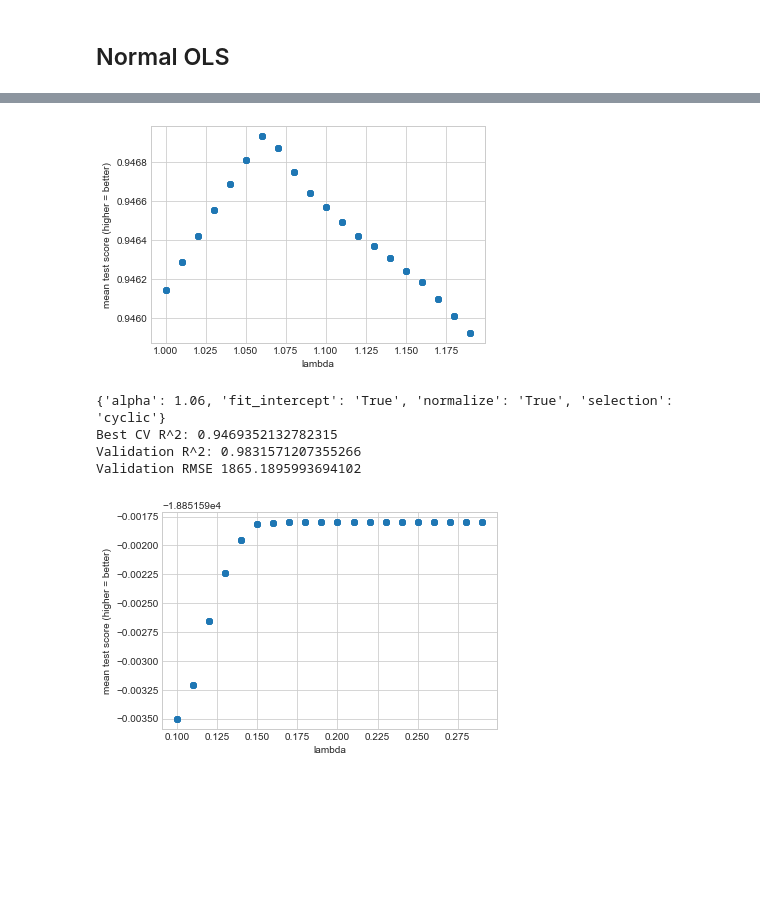
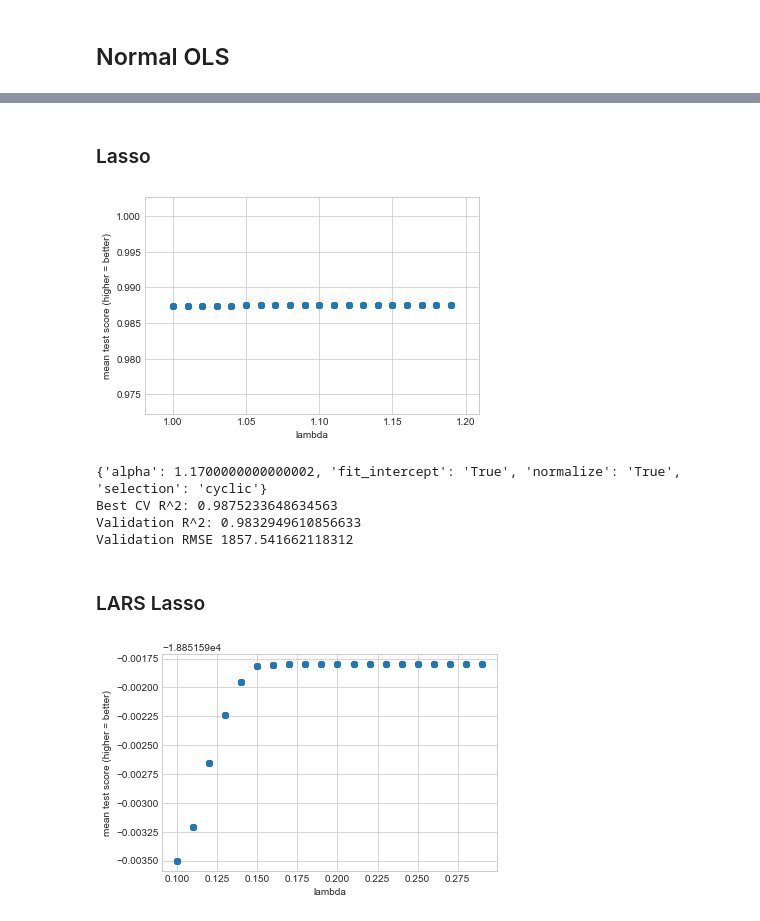
Before and after one commit to monicadelacruz/CSS-Project-2-Team-5-Fall-2020, a Jupyter notebook: project2-final.ipynb, the cells around one changed output, grey strips where cells are left out. Drawn from its saved outputs; the diff is of its cells as text; code cells hidden in the pictures; blank space fills up the shorter version.

```diff
--- a/project2-final.ipynb
+++ b/project2-final.ipynb
@@ -432,39 +448,45 @@ Validation RMSE 2298.87269311901
+# %% [markdown]
+### Lasso
 # %%
 # Lasso alpha search
 
 #I am not sure about the random method for variable selection,
 # makes it difficult to choose the best Lasso model bc you can't zoom in on a range of lambdas..
 
 # set the random seed
 #np.random.seed(20)
+
+lasso_reg = Lasso()
 
 param_grid = {'alpha': np.arange(1.0, 1.2, .01),
                'normalize': ['True', 'False'],
              'fit_intercept': ['True', 'False'],
              'selection': ['cyclic']}
 
 lasso_grid_reg = GridSearchCV(lasso_reg, param_grid, cv=3, iid=False)
 lasso_grid_reg.fit(X_train, y_train)
 
 best_index = np.argmax(lasso_grid_reg.cv_results_["mean_test_score"])
 best_lasso_pred = lasso_grid_reg.best_estimator_.predict(X_validate)
 
 
 plt.scatter(lasso_grid_reg.cv_results_['param_alpha'], lasso_grid_reg.cv_results_["mean_test_score"])
 plt.xlabel('lambda')
 plt.ylabel('mean test score (higher = better)')
 plt.show()
 
 print(lasso_grid_reg.cv_results_["params"][best_index])
 print('Best CV R^2:', max(lasso_grid_reg.cv_results_["mean_test_score"]))
 print('Validation R^2:', lasso_grid_reg.score(X_validate, y_validate))
 print('Validation RMSE', rmse(best_lasso_pred, y_validate))
 # %% [output]
-[figure, old version]
+[figure, new version]
-{'alpha': 1.06, 'fit_intercept': 'True', 'normalize': 'True', 'selection': 'cyclic'}
-Best CV R^2: 0.9469352132782315
-Validation R^2: 0.9831571207355266
-Validation RMSE 1865.1895993694102
+{'alpha': 1.1700000000000002, 'fit_intercept': 'True', 'normalize': 'True', 'selection': 'cyclic'}
+Best CV R^2: 0.9875233648634563
+Validation R^2: 0.9832949610856633
+Validation RMSE 1857.541662118312
+# %% [markdown]
+### LARS Lasso
 # %%
 # LARS Lasso alpha search
 # https://scikit-learn.org/stable/modules/linear_model.html#least-angle-regression
```
Also changed, not shown: parts of 37 cells of this notebook.
